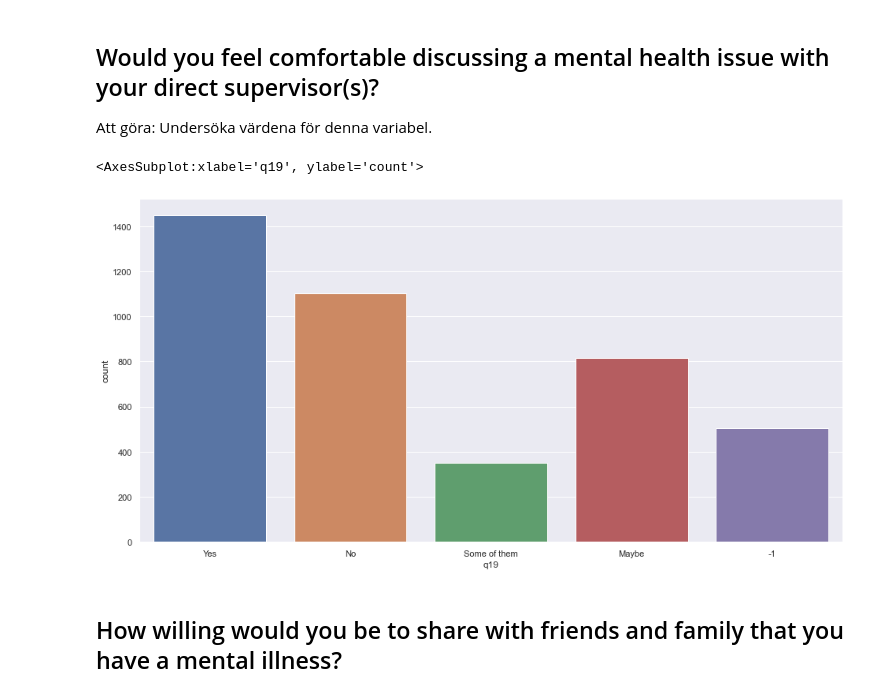
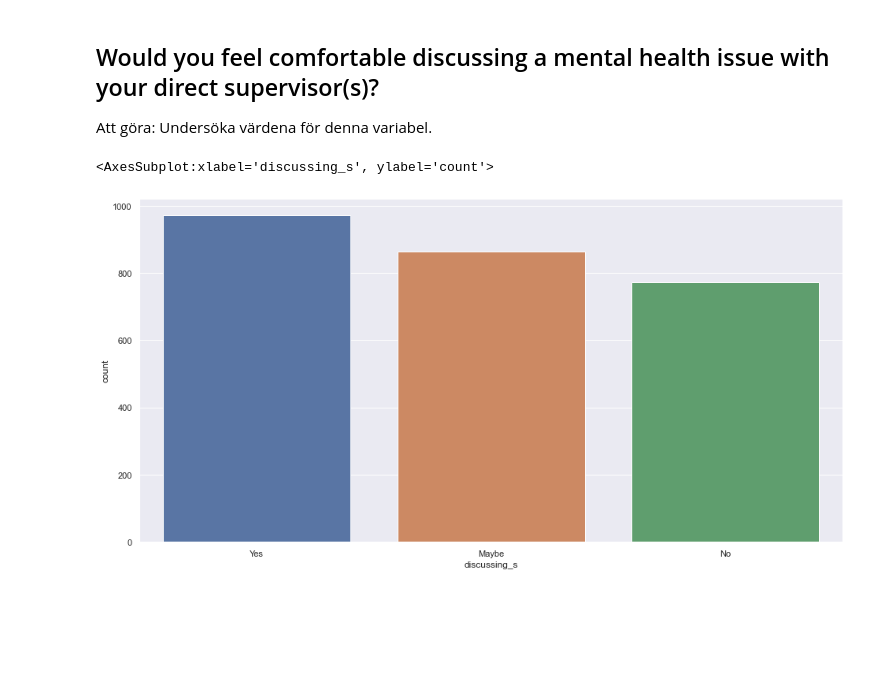
Before and after one commit to appelquist/bda-project, a Jupyter notebook: Project Data Analytics.ipynb, the cells around one changed output. Drawn from its saved outputs; the diff is of its cells as text; code cells hidden in the pictures; blank space fills up the shorter version.

```diff
--- a/Project Data Analytics.ipynb
+++ b/Project Data Analytics.ipynb
@@ -798,9 +706,7 @@ sns.countplot(x='q18', data=surveys)
 ## Would you feel comfortable discussing a mental health issue with your direct supervisor(s)?
 Att göra: Undersöka värdena för denna variabel.
 # %%
-sns.countplot(x='q19', data=surveys)
+sns.countplot(x='discussing_s', data=surveys)
 # %% [output]
-<AxesSubplot:xlabel='q19', ylabel='count'>
+<AxesSubplot:xlabel='discussing_s', ylabel='count'>
-[figure, old version]
+[figure, new version]
-# %% [markdown]
-## How willing would you be to share with friends and family that you have a mental illness?
```
Also changed, not shown: parts of 47 cells of this notebook.
